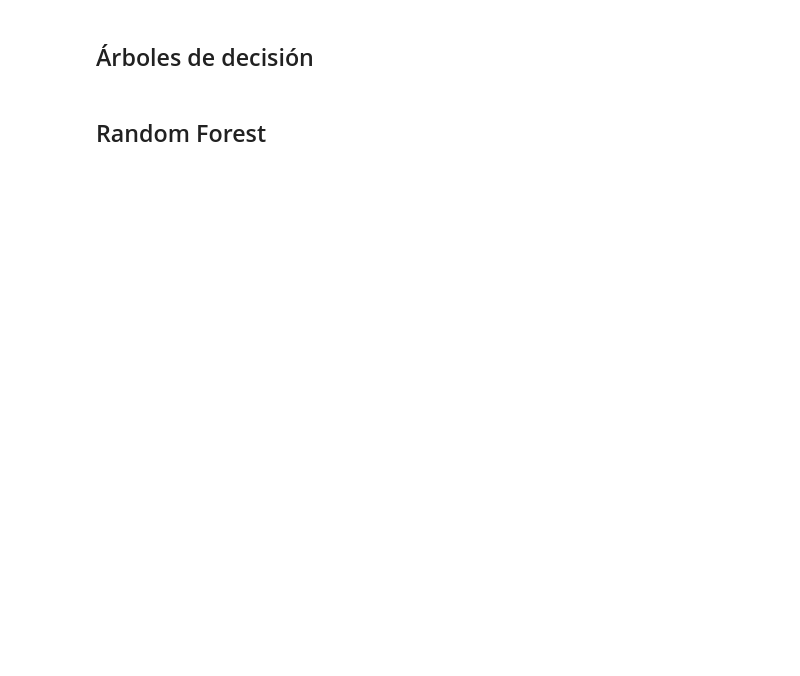
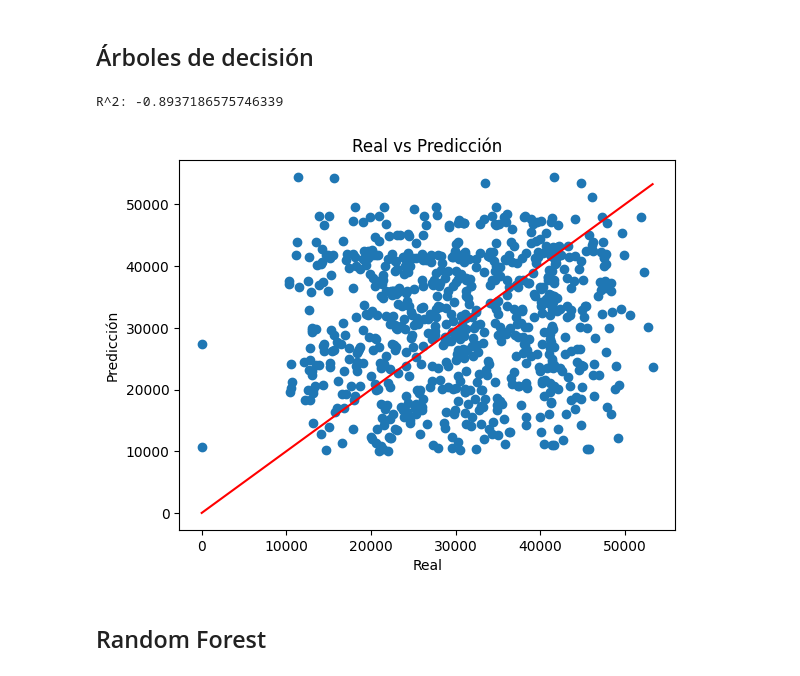
Before and after one commit to Jskenpo/HDT2_DATA_MINING, a Jupyter notebook: HDT2.ipynb, the cells around one changed output. Saved outputs shown, nothing was run; the diff lists cells and outputs as text; code cells hidden in the pictures; blank space fills up the shorter version.

```diff
--- a/HDT2.ipynb
+++ b/HDT2.ipynb
@@ -302,4 +321,20 @@ Coeficientes: [-2.73711145e-11  8.89626390e+02 -1.16970907e+02 -2.96634878e+02
 # %% [markdown]
 ## Árboles de decisión
+# %%
+model_tree = DecisionTreeRegressor()
+model_tree.fit(X_train, y_train)
+y_pred_tree = model_tree.predict(X_test)
+r2_tree = r2_score(y_test, y_pred_tree)
+print(f'R^2: {r2_tree}')
+
+plt.scatter(y_test, y_pred_tree)
+plt.plot([y_test.min(), y_test.max()], [y_test.min(), y_test.max()], color='red')
+plt.xlabel('Real')
+plt.ylabel('Predicción')
+plt.title('Real vs Predicción')
+plt.show()
+# %% [output]
+R^2: -0.8937186575746339
+[figure, added]
 # %% [markdown]
 ## Random Forest
```
Also changed, not shown: parts of 4 cells of this notebook.
